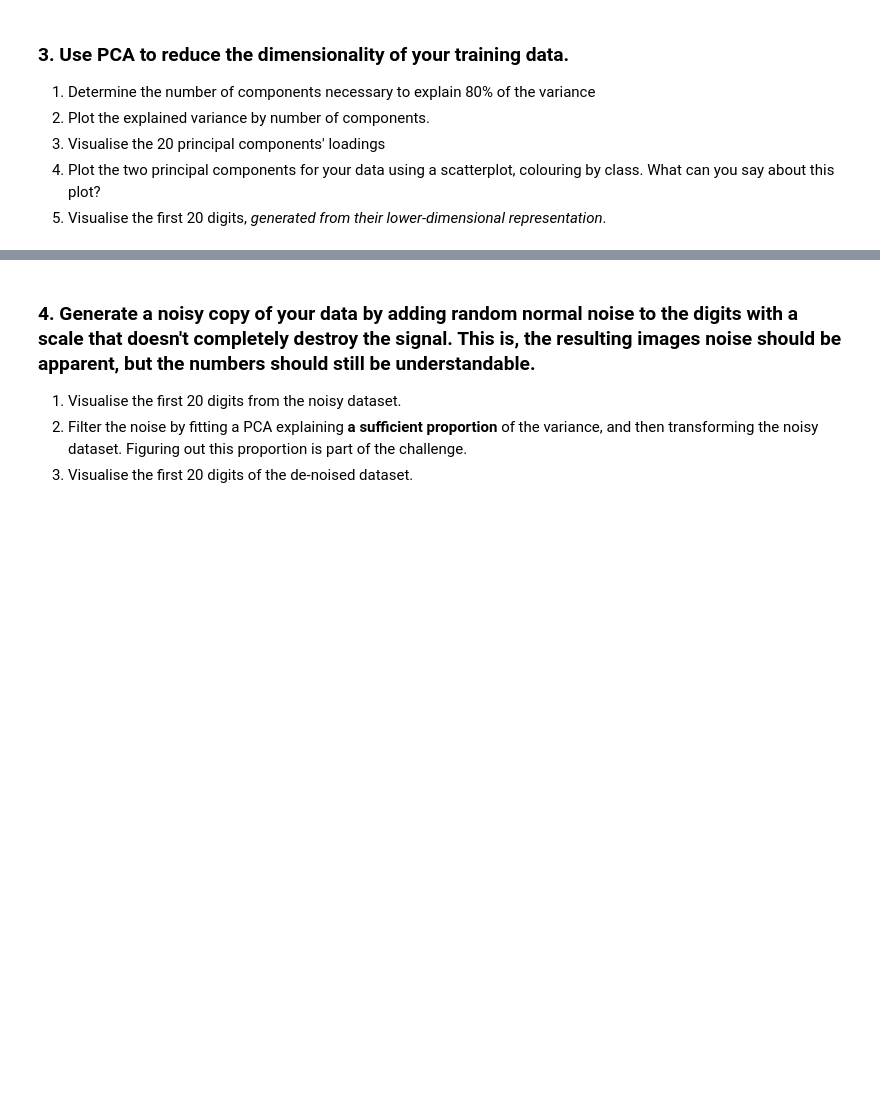
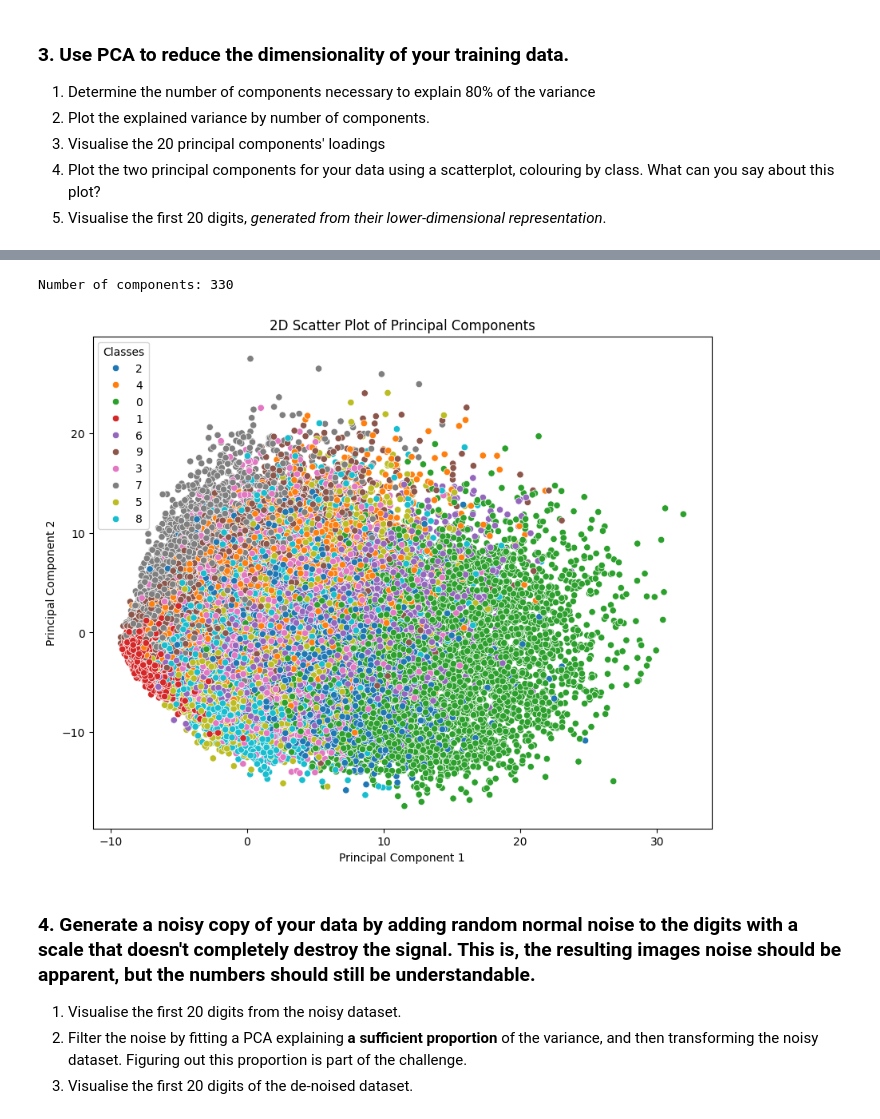
Before and after one commit to OscarIsorez/ComputerVision, a Jupyter notebook: CSC3831_Part_I/Coursework/Part2_Coursework.ipynb, the cells around one changed output, grey strips where cells are left out. Drawn from its saved outputs; the diff is of its cells as text; code cells hidden in the pictures; blank space fills up the shorter version.

Commit message:
Refactor data processing functions to streamline logic and improve efficiency

```diff
--- a/CSC3831_Part_I/Coursework/Part2_Coursework.ipynb
+++ b/CSC3831_Part_I/Coursework/Part2_Coursework.ipynb
@@ -65,9 +65,9 @@ for i, axi in enumerate(ax.flat):
 
 SEED = 42
 
-X_train, X_test, y_train, y_test = train_test_split(
-    X, y,
-    test_size=0.2,
+train_img, test_img, train_labels, test_labels = train_test_split(
+    train_img, train_labels,
+    test_size=1/7.0,
     random_state=SEED,
 )
 # %%
@@ -358,3 +156,57 @@ for i in range(20):
+# %%
+# https://builtin.com/machine-learning/pca-in-python
+from sklearn.decomposition import PCA
+
+# take the minimum of components such as 95% of the variance is retained
+pca = PCA(0.95)
+
+pca.fit(train_img_scaled)
+print("Number of components:", pca.n_components_)
+
+train_img_pca = pca.transform(train_img_scaled)
+test_img_pca = pca.transform(test_img_scaled)
+# %% [output]
+Number of components: 330
+# %%
+
+
+
+# nb_comp = np.where(np.cumsum(pca.explained_variance_ratio_) > 0.8)[0][0]
+# print("Number of components for 80% variance:", nb_comp)
+# plt.plot(np.cumsum(pca.explained_variance_ratio_))
+# plt.axvline(x=nb_comp, color='r', linestyle='--')
+# plt.axhline(y=0.8, color='g', linestyle='--')
+# plt.xlabel('Number of components')
+# plt.ylabel('Cumulative explained variance')
+# plt.savefig('pca_variance_explained.png')
+# plt.show()
+
+# Plot the first 20 principal components' loadings
+# fig, ax = plt.subplots(4, 5, figsize=(15, 8))
+# for i, axi in enumerate(ax.flat):
+#     component = pca.components_[i].reshape(28, 28)
+#     vmax = np.abs(component).max()
+#     axi.imshow(component, cmap='RdBu_r', vmin=-vmax, vmax=vmax)
+#     axi.set_title(f'PC {i+1}')
+#     axi.axis('off')
+# plt.suptitle('First 20 Principal Components Loadings', y=1.02, size=14)
+# plt.tight_layout()
+# plt.savefig('pca_loadings.png')
+# plt.show()
+# answer : The plot shows the loadings of the first 20 principal components. Each principal component is represented as a 28x28 image, where each pixel corresponds to a feature in the original dataset. The color of each pixel indicates the weight of the corresponding feature in the principal component. Blue pixels represent negative weights, red pixels represent positive weights, and white pixels represent zero weights. The intensity of the color indicates the magnitude of the weight. By examining the loadings of the principal components, we can gain insights into the underlying structure of the data and identify patterns that are important for explaining the variance in the dataset.
+
+
+# Create a scatter plot
+plt.figure(figsize=(10, 8))
+sns.scatterplot(x=train_img_pca[:, 0], y=train_img_pca[:, 1], hue=train_labels, palette='tab10')
+plt.xlabel('Principal Component 1')
+plt.ylabel('Principal Component 2')
+plt.title('2D Scatter Plot of Principal Components')
+plt.legend(title='Classes')
+plt.savefig('pca_scatter_classes_visu.png')
+plt.show()
+# %% [output]
+[figure, added]
 # %% [markdown]
 ### 4. Generate a noisy copy of your data by adding random normal noise to the digits **with a scale that doesn't completely destroy the signal**. This is, the resulting images noise should be apparent, but the numbers should still be understandable.
 
```
Also changed, not shown: parts of 6 cells of this notebook.
